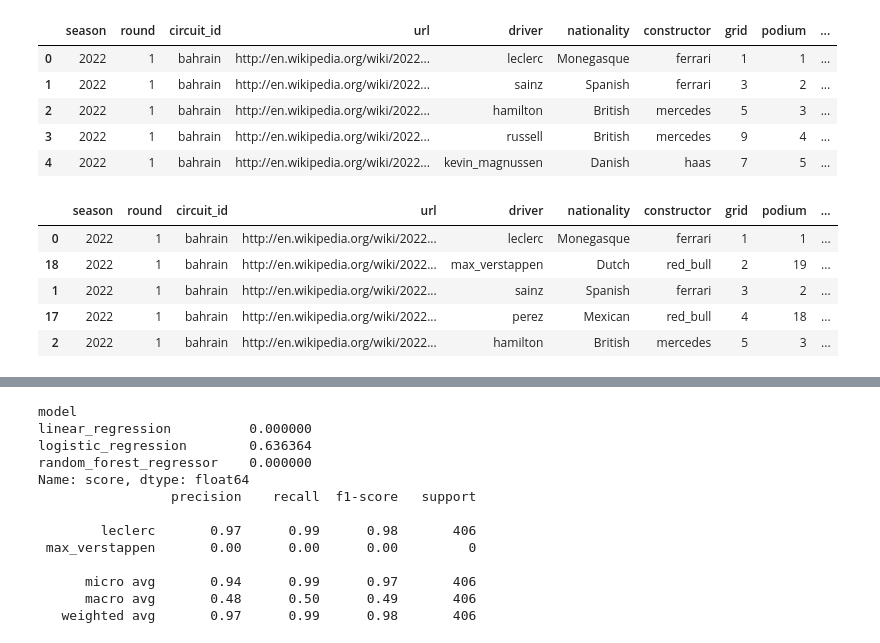
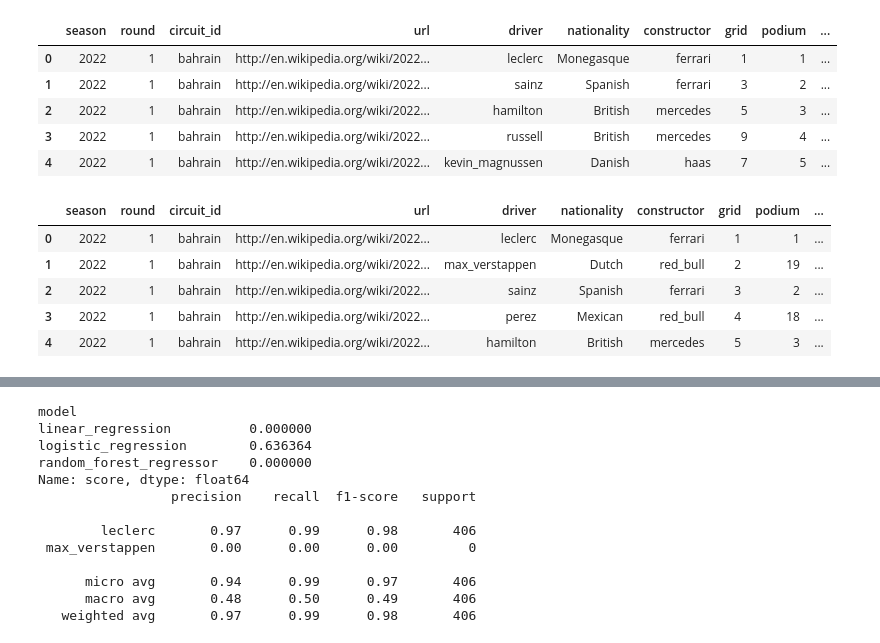
Before and after one commit to joseeneas/RB_Module_24_Project_04, a Jupyter notebook: Notebooks/ML_Complex_API.ipynb, the cells around one changed output, grey strips where cells are left out. Drawn from its saved outputs; the diff is of its cells as text; code cells hidden in the pictures.

```diff
--- a/Notebooks/ML_Complex_API.ipynb
+++ b/Notebooks/ML_Complex_API.ipynb
@@ -488,15 +488,16 @@ def score_classification(model):
     return model_score, prediction_df
 # %%
 df = final_df.copy()
-# %%
-df.head()
-# %% [output]
-|  | season | round | circuit_id | url | driver | nationality | constructor | grid | podium | ... |
-| 0 | 2022 | 1 | bahrain | http://en.wikipedia.org/wiki/2022... | leclerc | Monegasque | ferrari | 1 | 1 | ... |
-| 18 | 2022 | 1 | bahrain | http://en.wikipedia.org/wiki/2022... | max_verstappen | Dutch | red_bull | 2 | 19 | ... |
-| 1 | 2022 | 1 | bahrain | http://en.wikipedia.org/wiki/2022... | sainz | Spanish | ferrari | 3 | 2 | ... |
-| 17 | 2022 | 1 | bahrain | http://en.wikipedia.org/wiki/2022... | perez | Mexican | red_bull | 4 | 18 | ... |
-| 2 | 2022 | 1 | bahrain | http://en.wikipedia.org/wiki/2022... | hamilton | British | mercedes | 5 | 3 | ... |
+# %%
+df.reset_index(inplace = True, drop = True)
+df.head()
+# %% [output]
+|  | season | round | circuit_id | url | driver | nationality | constructor | grid | podium | ... |
+| 0 | 2022 | 1 | bahrain | http://en.wikipedia.org/wiki/2022... | leclerc | Monegasque | ferrari | 1 | 1 | ... |
+| 1 | 2022 | 1 | bahrain | http://en.wikipedia.org/wiki/2022... | max_verstappen | Dutch | red_bull | 2 | 19 | ... |
+| 2 | 2022 | 1 | bahrain | http://en.wikipedia.org/wiki/2022... | sainz | Spanish | ferrari | 3 | 2 | ... |
+| 3 | 2022 | 1 | bahrain | http://en.wikipedia.org/wiki/2022... | perez | Mexican | red_bull | 4 | 18 | ... |
+| 4 | 2022 | 1 | bahrain | http://en.wikipedia.org/wiki/2022... | hamilton | British | mercedes | 5 | 3 | ... |
 # %%
 #train split
 df = df.drop(['circuit_id'], axis = 1)
```
Also changed, not shown: parts of 6 cells of this notebook.
